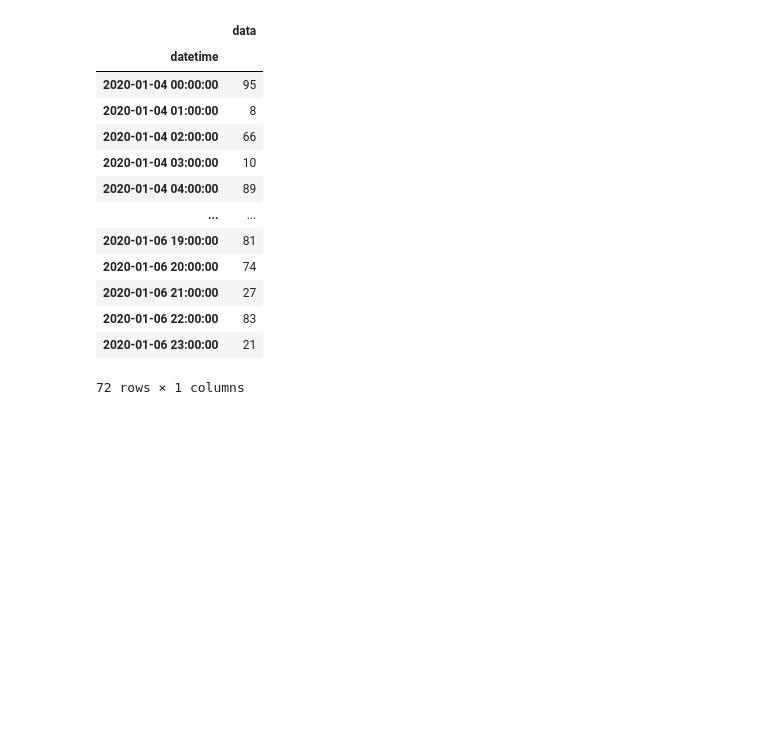
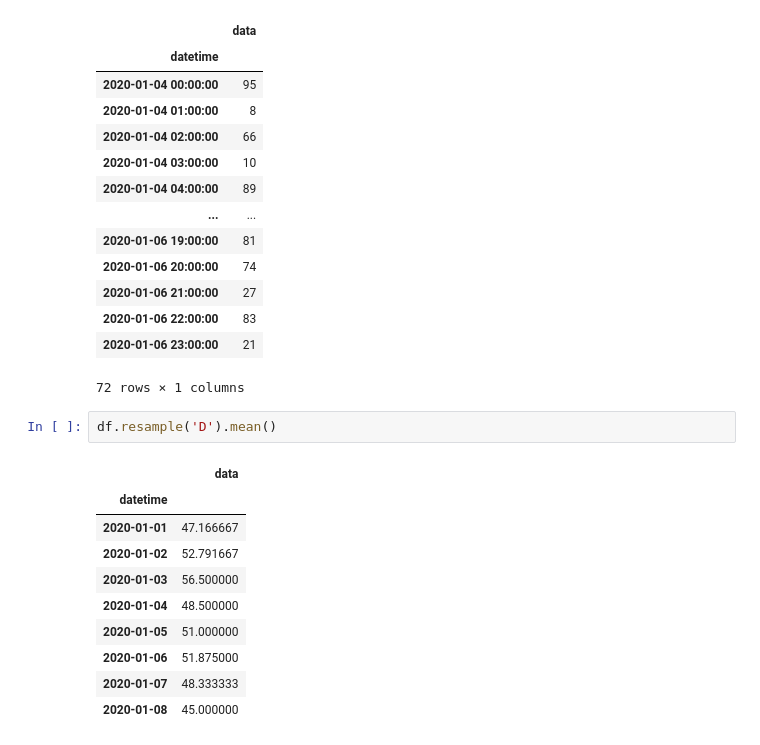
Before and after one commit to ainajefelina/Studi-Independen, a Jupyter notebook: Sesi 7/Latihan 1.ipynb, the cells around one changed output. Cells and saved outputs as stored; diff of their text form; blank space fills up the shorter version.

```diff
--- a/Sesi 7/Latihan 1.ipynb
+++ b/Sesi 7/Latihan 1.ipynb
@@ -414,3 +414,16 @@ df['2020-01-04':'2020-01-06']
 | 2020-01-06 22:00:00 | 83 |
 | 2020-01-06 23:00:00 | 21 |
 72 rows × 1 columns
+# %%
+df.resample('D').mean()
+# %% [output]
+|  | data |
+| datetime |  |
+| 2020-01-01 | 47.166667 |
+| 2020-01-02 | 52.791667 |
+| 2020-01-03 | 56.500000 |
+| 2020-01-04 | 48.500000 |
+| 2020-01-05 | 51.000000 |
+| 2020-01-06 | 51.875000 |
+| 2020-01-07 | 48.333333 |
+| 2020-01-08 | 45.000000 |
```
Also changed, not shown: parts of 4 cells of this notebook, 1 other file.
